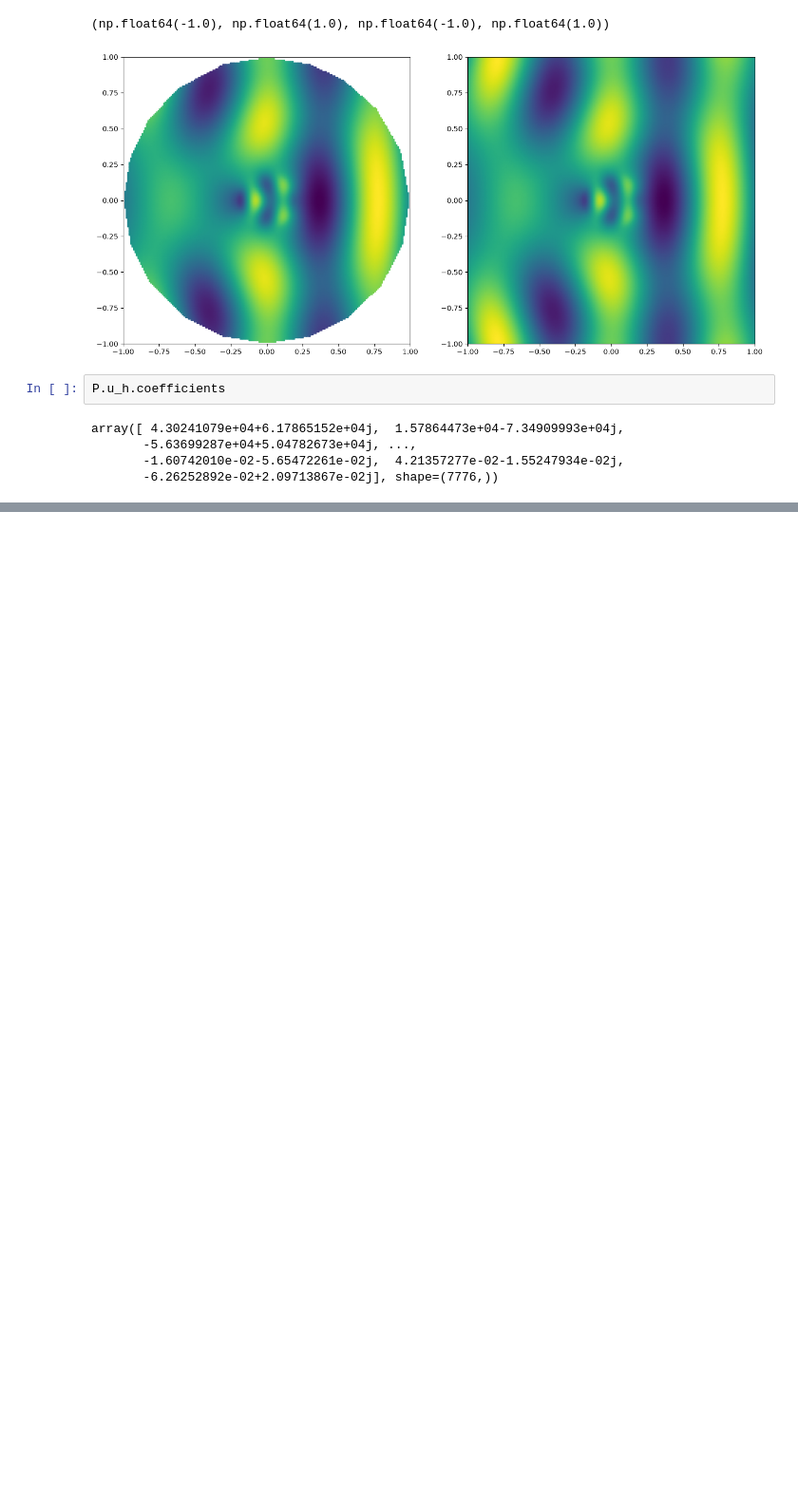
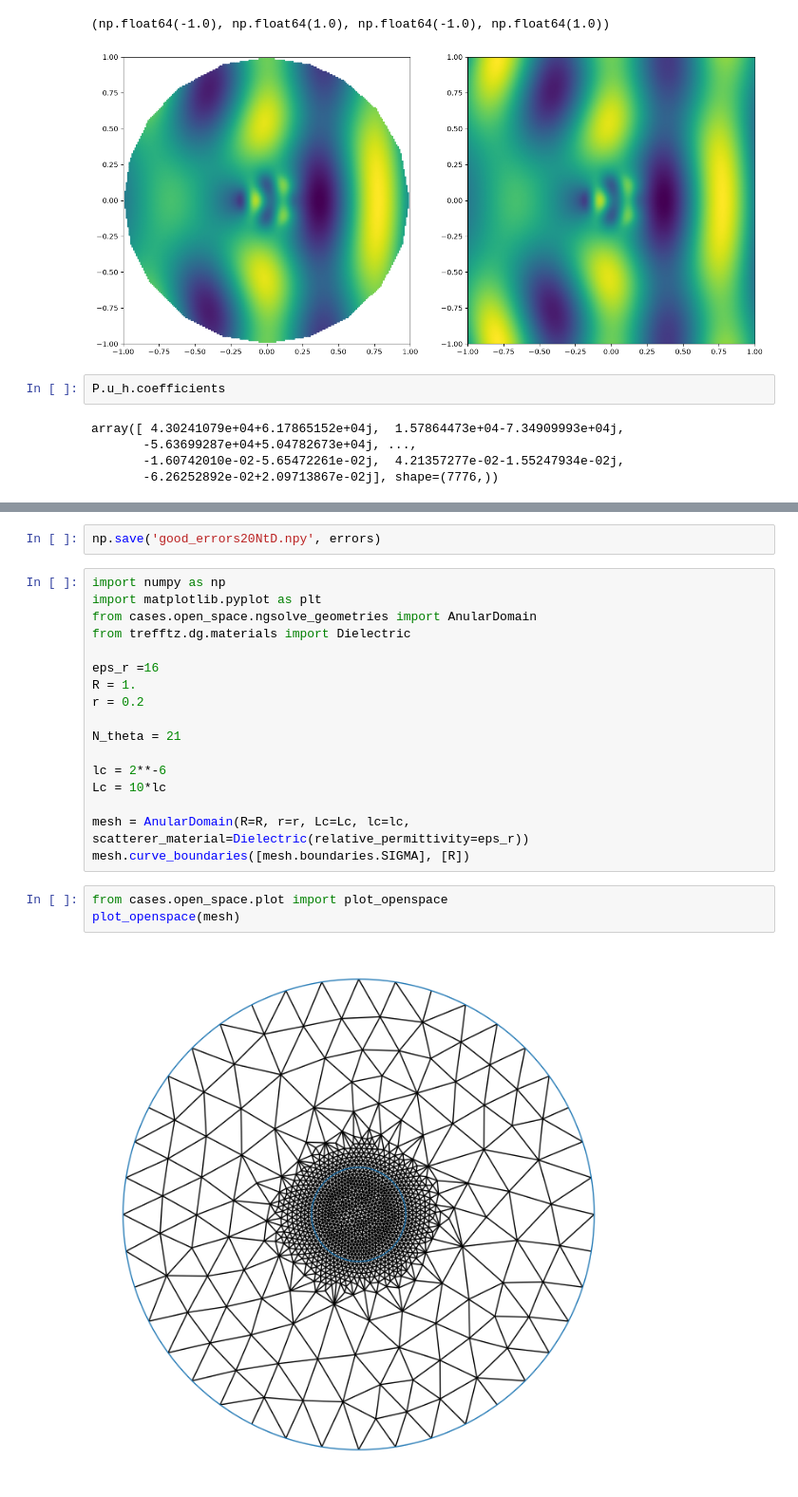
Before and after one commit to MPenaR/Trefftz, a Jupyter notebook: notebooks/convergenve_tests.ipynb, the cells around one changed output, grey strips where cells are left out. Shown at 95% size. Drawn from its saved outputs; the diff is of its cells as text; blank space fills up the shorter version.

```diff
--- a/notebooks/convergenve_tests.ipynb
+++ b/notebooks/convergenve_tests.ipynb
@@ -169,0 +180,24 @@ Text(0, 0.5, '$L^2$ error')
+# %%
+np.save('good_errors20NtD.npy', errors)
+# %%
+import numpy as np
+import matplotlib.pyplot as plt
+from cases.open_space.ngsolve_geometries import AnularDomain
+from trefftz.dg.materials import Dielectric
+
+eps_r =16
+R = 1.
+r = 0.2
+
+N_theta = 21
+
+lc = 2**-6
+Lc = 10*lc
+
+mesh = AnularDomain(R=R, r=r, Lc=Lc, lc=lc, scatterer_material=Dielectric(relative_permittivity=eps_r))
+mesh.curve_boundaries([mesh.boundaries.SIGMA], [R])
+# %%
+from cases.open_space.plot import plot_openspace
+plot_openspace(mesh)
+# %% [output]
+[figure, added]
```
Also changed, not shown: parts of 5 cells of this notebook, 27 other files.
